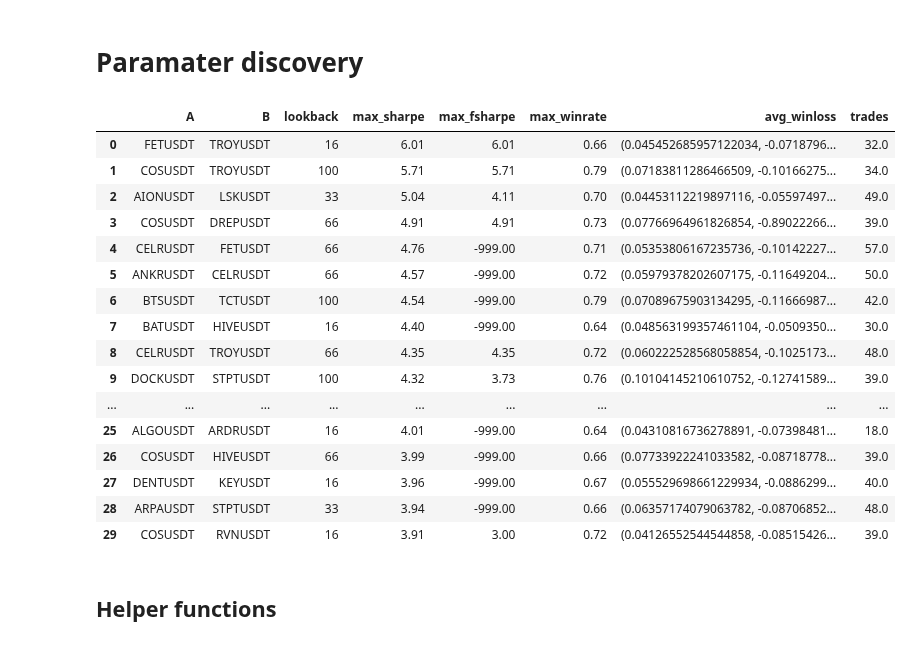
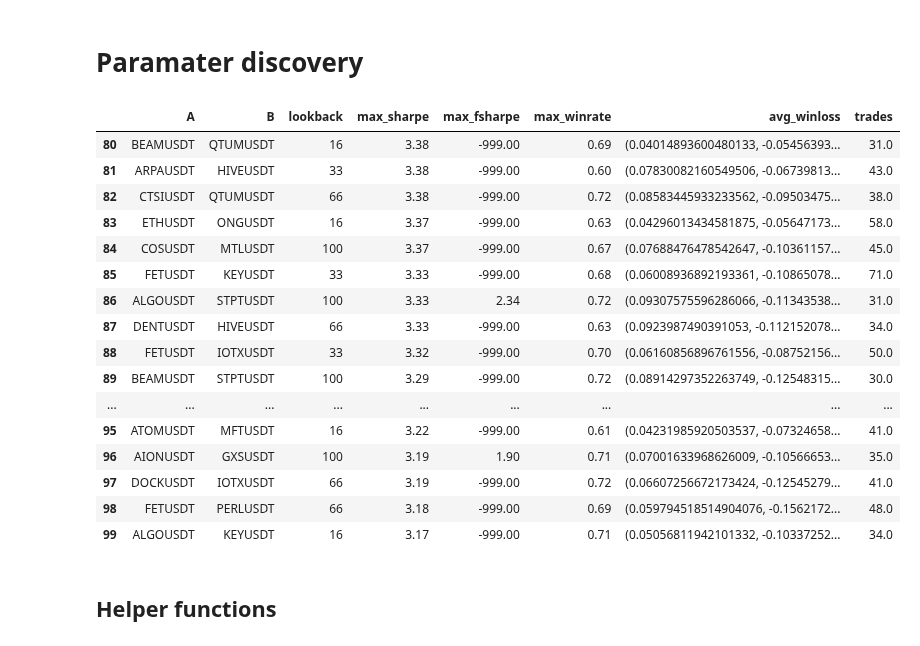
Before and after one commit to sunnymnie/crypto-printer, a Jupyter notebook: research/param-discovery.ipynb, the cells around one changed output. Saved outputs shown, nothing was run; the diff lists cells and outputs as text; code cells hidden in the pictures.

```diff
--- a/research/param-discovery.ipynb
+++ b/research/param-discovery.ipynb
@@ -18,26 +18,26 @@ import math
 # %%
 # Import pairs to test csv
 pairs = pd.read_csv("../data/pairs/pairs-filtered.csv")
-pairs = pairs[:30]
+pairs = pairs[80:100]
 pairs
 # %% [output]
 |  | A | B | lookback | max_sharpe | max_fsharpe | max_winrate | avg_winloss | trades |
-| 0 | FETUSDT | TROYUSDT | 16 | 6.01 | 6.01 | 0.66 | (0.045452685957122034, -0.0718796... | 32.0 |
-| 1 | COSUSDT | TROYUSDT | 100 | 5.71 | 5.71 | 0.79 | (0.07183811286466509, -0.10166275... | 34.0 |
-| 2 | AIONUSDT | LSKUSDT | 33 | 5.04 | 4.11 | 0.70 | (0.04453112219897116, -0.05597497... | 49.0 |
-| 3 | COSUSDT | DREPUSDT | 66 | 4.91 | 4.91 | 0.73 | (0.07766964961826854, -0.89022266... | 39.0 |
-| 4 | CELRUSDT | FETUSDT | 66 | 4.76 | -999.00 | 0.71 | (0.05353806167235736, -0.10142227... | 57.0 |
-| 5 | ANKRUSDT | CELRUSDT | 66 | 4.57 | -999.00 | 0.72 | (0.05979378202607175, -0.11649204... | 50.0 |
-| 6 | BTSUSDT | TCTUSDT | 100 | 4.54 | -999.00 | 0.79 | (0.07089675903134295, -0.11666987... | 42.0 |
-| 7 | BATUSDT | HIVEUSDT | 16 | 4.40 | -999.00 | 0.64 | (0.048563199357461104, -0.0509350... | 30.0 |
-| 8 | CELRUSDT | TROYUSDT | 66 | 4.35 | 4.35 | 0.72 | (0.060222528568058854, -0.1025173... | 48.0 |
-| 9 | DOCKUSDT | STPTUSDT | 100 | 4.32 | 3.73 | 0.76 | (0.10104145210610752, -0.12741589... | 39.0 |
+| 80 | BEAMUSDT | QTUMUSDT | 16 | 3.38 | -999.00 | 0.69 | (0.04014893600480133, -0.05456393... | 31.0 |
+| 81 | ARPAUSDT | HIVEUSDT | 33 | 3.38 | -999.00 | 0.60 | (0.07830082160549506, -0.06739813... | 43.0 |
+| 82 | CTSIUSDT | QTUMUSDT | 66 | 3.38 | -999.00 | 0.72 | (0.08583445933233562, -0.09503475... | 38.0 |
+| 83 | ETHUSDT | ONGUSDT | 16 | 3.37 | -999.00 | 0.63 | (0.04296013434581875, -0.05647173... | 58.0 |
+| 84 | COSUSDT | MTLUSDT | 100 | 3.37 | -999.00 | 0.67 | (0.07688476478542647, -0.10361157... | 45.0 |
+| 85 | FETUSDT | KEYUSDT | 33 | 3.33 | -999.00 | 0.68 | (0.06008936892193361, -0.10865078... | 71.0 |
+| 86 | ALGOUSDT | STPTUSDT | 100 | 3.33 | 2.34 | 0.72 | (0.09307575596286066, -0.11343538... | 31.0 |
+| 87 | DENTUSDT | HIVEUSDT | 66 | 3.33 | -999.00 | 0.63 | (0.0923987490391053, -0.112152078... | 34.0 |
+| 88 | FETUSDT | IOTXUSDT | 33 | 3.32 | -999.00 | 0.70 | (0.06160856896761556, -0.08752156... | 50.0 |
+| 89 | BEAMUSDT | STPTUSDT | 100 | 3.29 | -999.00 | 0.72 | (0.08914297352263749, -0.12548315... | 30.0 |
 | ... | ... | ... | ... | ... | ... | ... | ... | ... |
-| 25 | ALGOUSDT | ARDRUSDT | 16 | 4.01 | -999.00 | 0.64 | (0.04310816736278891, -0.07398481... | 18.0 |
-| 26 | COSUSDT | HIVEUSDT | 66 | 3.99 | -999.00 | 0.66 | (0.07733922241033582, -0.08718778... | 39.0 |
-| 27 | DENTUSDT | KEYUSDT | 16 | 3.96 | -999.00 | 0.67 | (0.055529698661229934, -0.0886299... | 40.0 |
-| 28 | ARPAUSDT | STPTUSDT | 33 | 3.94 | -999.00 | 0.66 | (0.06357174079063782, -0.08706852... | 48.0 |
-| 29 | COSUSDT | RVNUSDT | 16 | 3.91 | 3.00 | 0.72 | (0.04126552544544858, -0.08515426... | 39.0 |
+| 95 | ATOMUSDT | MFTUSDT | 16 | 3.22 | -999.00 | 0.61 | (0.04231985920503537, -0.07324658... | 41.0 |
+| 96 | AIONUSDT | GXSUSDT | 100 | 3.19 | 1.90 | 0.71 | (0.07001633968626009, -0.10566653... | 35.0 |
+| 97 | DOCKUSDT | IOTXUSDT | 66 | 3.19 | -999.00 | 0.72 | (0.06607256672173424, -0.12545279... | 41.0 |
+| 98 | FETUSDT | PERLUSDT | 66 | 3.18 | -999.00 | 0.69 | (0.059794518514904076, -0.1562172... | 48.0 |
+| 99 | ALGOUSDT | KEYUSDT | 16 | 3.17 | -999.00 | 0.71 | (0.05056811942101332, -0.10337252... | 34.0 |
 # %% [markdown]
 ## Helper functions
 # %%
```
Also changed, not shown: parts of 1 cell of this notebook, 8 other files.
